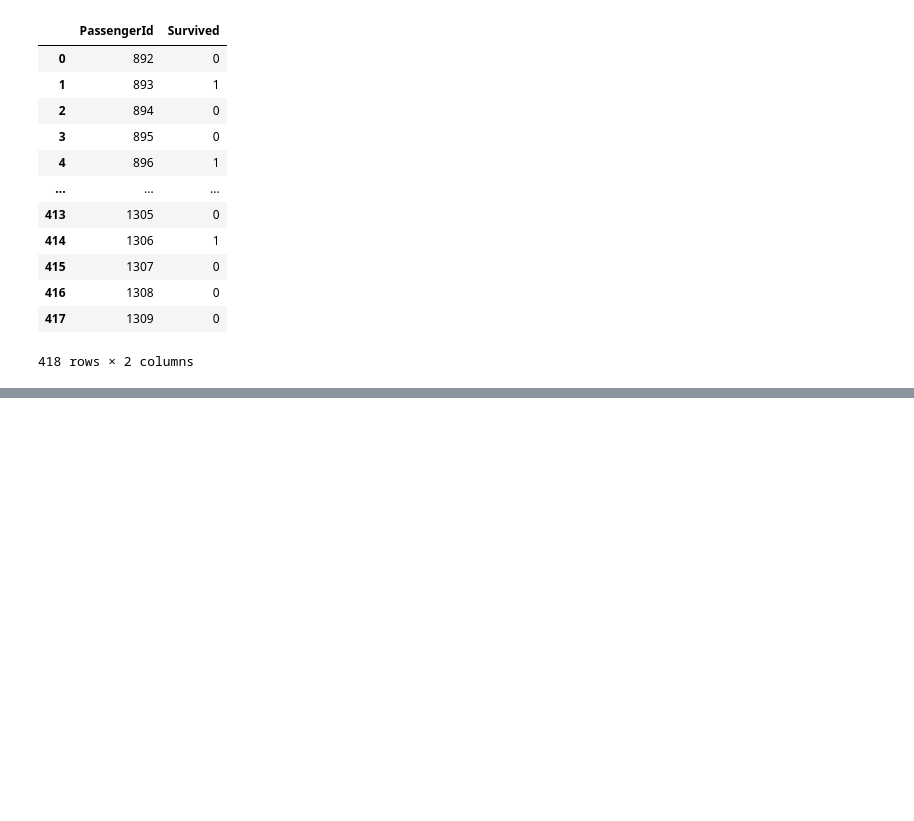
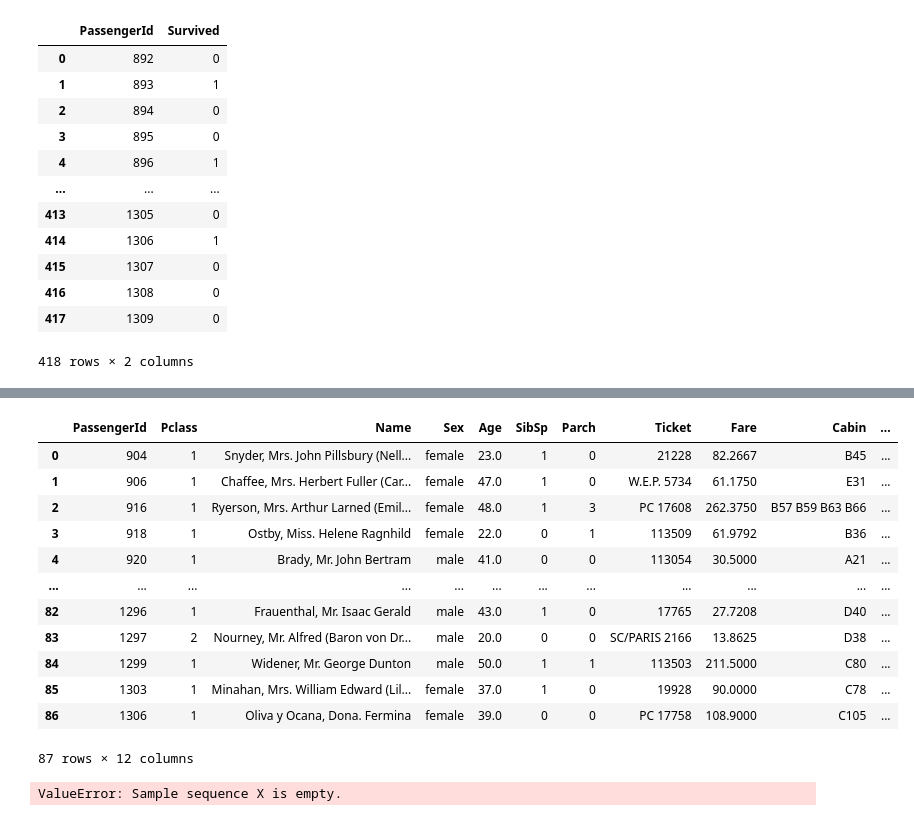
Before and after one commit to keace888/DMA-lab5, a Jupyter notebook: Lab5.ipynb, the cells around one changed output, grey strips where cells are left out. Saved outputs shown, nothing was run; the diff lists cells and outputs as text; code cells hidden in the pictures; blank space fills up the shorter version.

```diff
--- a/Lab5.ipynb
+++ b/Lab5.ipynb
@@ -69,0 +114,33 @@ gender_submission
+# %%
+test = pd.merge(test, gender_submission, on='PassengerId')
+test
+# %% [output]
+|  | PassengerId | Pclass | Name | Sex | Age | SibSp | Parch | Ticket | Fare | Cabin | ... |
+| 0 | 904 | 1 | Snyder, Mrs. John Pillsbury (Nell... | female | 23.0 | 1 | 0 | 21228 | 82.2667 | B45 | ... |
+| 1 | 906 | 1 | Chaffee, Mrs. Herbert Fuller (Car... | female | 47.0 | 1 | 0 | W.E.P. 5734 | 61.1750 | E31 | ... |
+| 2 | 916 | 1 | Ryerson, Mrs. Arthur Larned (Emil... | female | 48.0 | 1 | 3 | PC 17608 | 262.3750 | B57 B59 B63 B66 | ... |
+| 3 | 918 | 1 | Ostby, Miss. Helene Ragnhild | female | 22.0 | 0 | 1 | 113509 | 61.9792 | B36 | ... |
+| 4 | 920 | 1 | Brady, Mr. John Bertram | male | 41.0 | 0 | 0 | 113054 | 30.5000 | A21 | ... |
+| ... | ... | ... | ... | ... | ... | ... | ... | ... | ... | ... | ... |
+| 82 | 1296 | 1 | Frauenthal, Mr. Isaac Gerald | male | 43.0 | 1 | 0 | 17765 | 27.7208 | D40 | ... |
+| 83 | 1297 | 2 | Nourney, Mr. Alfred (Baron von Dr... | male | 20.0 | 0 | 0 | SC/PARIS 2166 | 13.8625 | D38 | ... |
+| 84 | 1299 | 1 | Widener, Mr. George Dunton | male | 50.0 | 1 | 1 | 113503 | 211.5000 | C80 | ... |
+| 85 | 1303 | 1 | Minahan, Mrs. William Edward (Lil... | female | 37.0 | 1 | 0 | 19928 | 90.0000 | C78 | ... |
+| 86 | 1306 | 1 | Oliva y Ocana, Dona. Fermina | female | 39.0 | 0 | 0 | PC 17758 | 108.9000 | C105 | ... |
+87 rows × 12 columns
+# %%
+train = train = train.dropna(subset=['Age', 'Pclass', 'Sex'])
+train['Sex'] = train['Sex'].map({'male': 0, 'female': 1})
+test = test.dropna()
+vec = DictVectorizer()
+le = preprocessing.LabelEncoder()
+x = train[['Age', 'Pclass', 'Sex']].to_dict('records')
+y = le.fit_transform(test['Survived'])
+x = vec.fit_transform(x).toarray()
+clf = tree.DecisionTreeClassifier(max_depth=3, random_state=42)
+clf = clf.fit(x, y)
+y_pred = clf.predict(x)
+accuracy = accuracy_score(y, y_pred)
+accuracy
+# %% [output]
+ValueError: Sample sequence X is empty.
```
Also changed, not shown: parts of 5 cells of this notebook.
